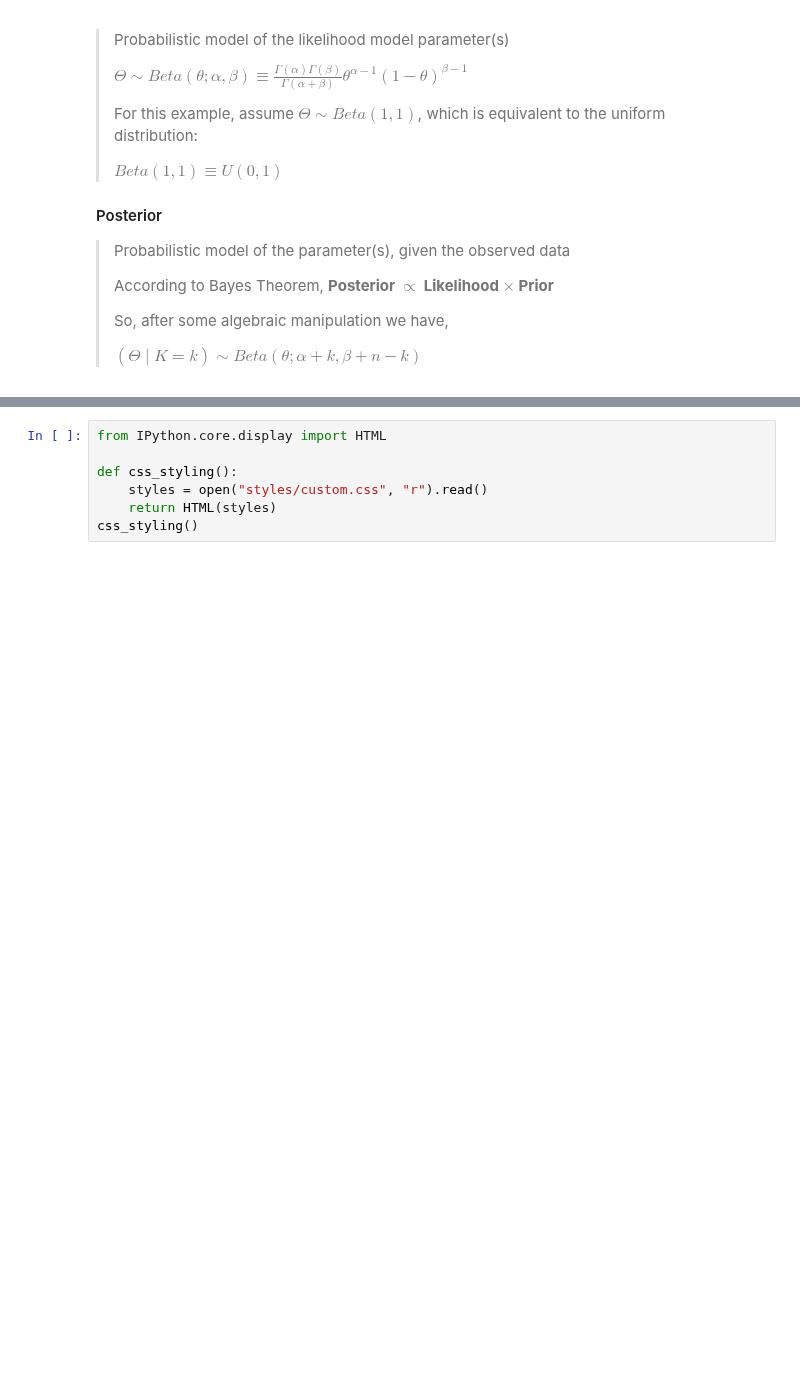
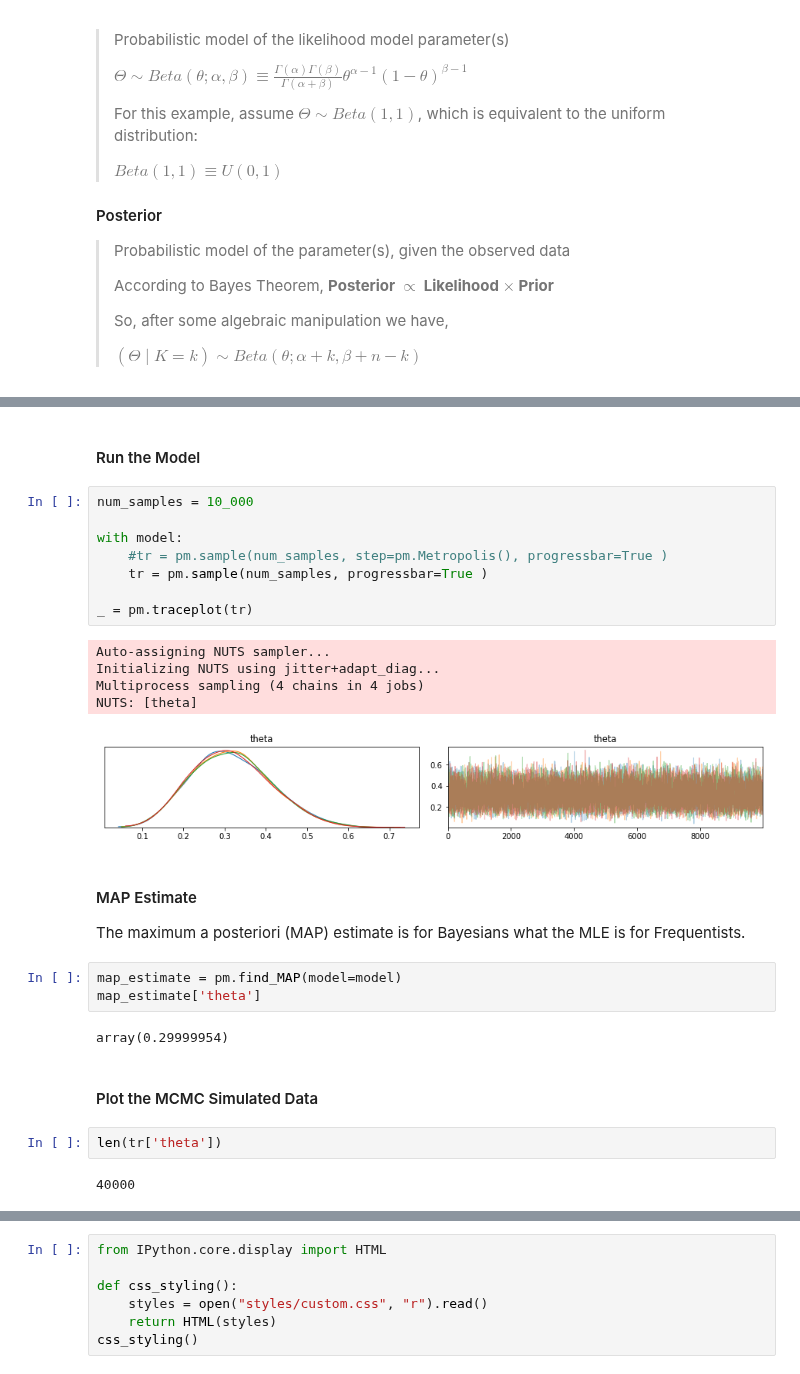
Before and after one commit to alreich/ipython-notebooks, a Jupyter notebook: Bayesian_Beta_Binomial_Example.ipynb, the cells around one changed output, grey strips where cells are left out. Saved outputs shown, nothing was run; the diff lists cells and outputs as text; blank space fills up the shorter version.

```diff
--- a/Bayesian_Beta_Binomial_Example.ipynb
+++ b/Bayesian_Beta_Binomial_Example.ipynb
@@ -105,0 +153,31 @@ _ = plt.hist(posteriors, bins=hbins, density=True, range=[0.0, 1.0], alpha=0.5)
+# %% [markdown]
+#### Run the Model
+# %%
+num_samples = 10_000
+
+with model:
+    #tr = pm.sample(num_samples, step=pm.Metropolis(), progressbar=True )
+    tr = pm.sample(num_samples, progressbar=True )
+
+_ = pm.traceplot(tr)
+# %% [output]
+Auto-assigning NUTS sampler...
+Initializing NUTS using jitter+adapt_diag...
+Multiprocess sampling (4 chains in 4 jobs)
+NUTS: [theta]
+[figure, added]
+# %% [markdown]
+#### MAP Estimate
+
+The maximum a posteriori (MAP) estimate is for Bayesians what the MLE is for Frequentists.
+# %%
+map_estimate = pm.find_MAP(model=model)
+map_estimate['theta']
+# %% [output]
+array(0.29999954)
+# %% [markdown]
+#### Plot the MCMC Simulated Data
+# %%
+len(tr['theta'])
+# %% [output]
+40000
```
Also changed, not shown: parts of 26 cells of this notebook.
